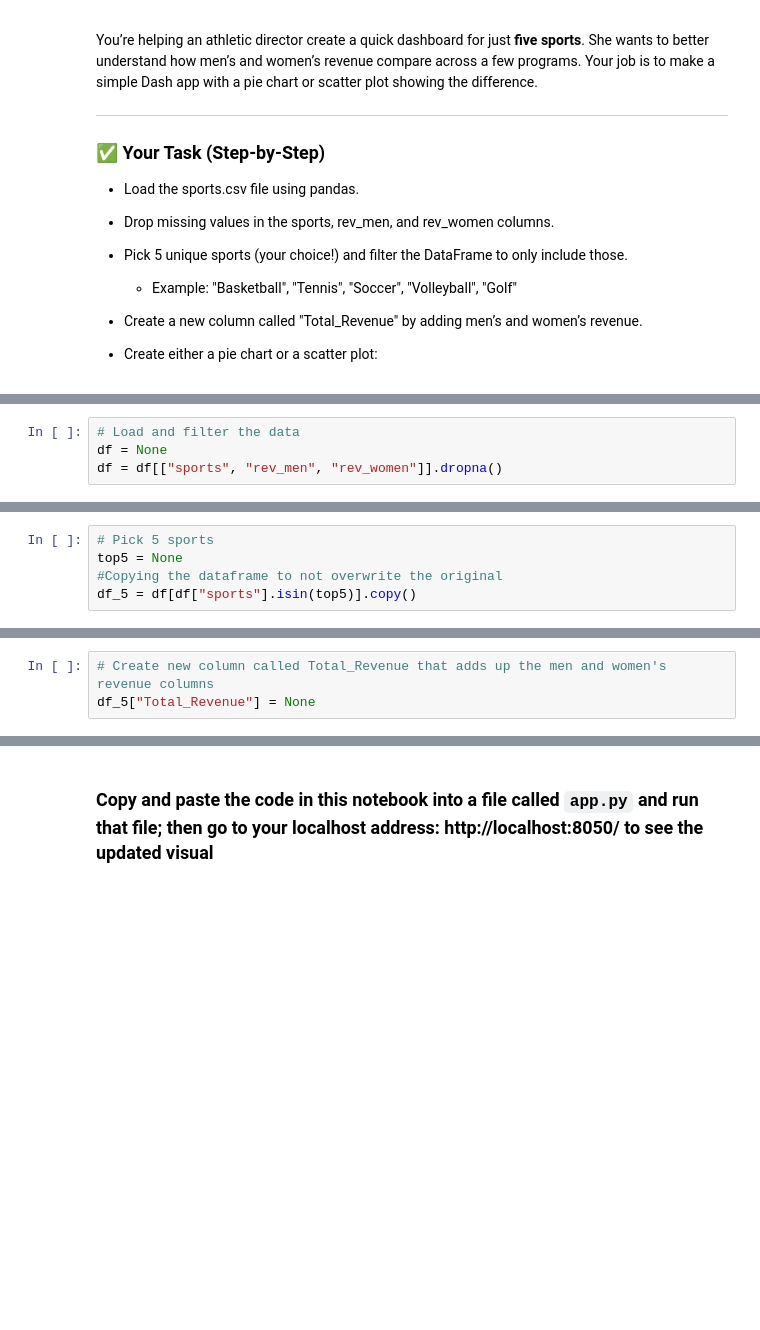
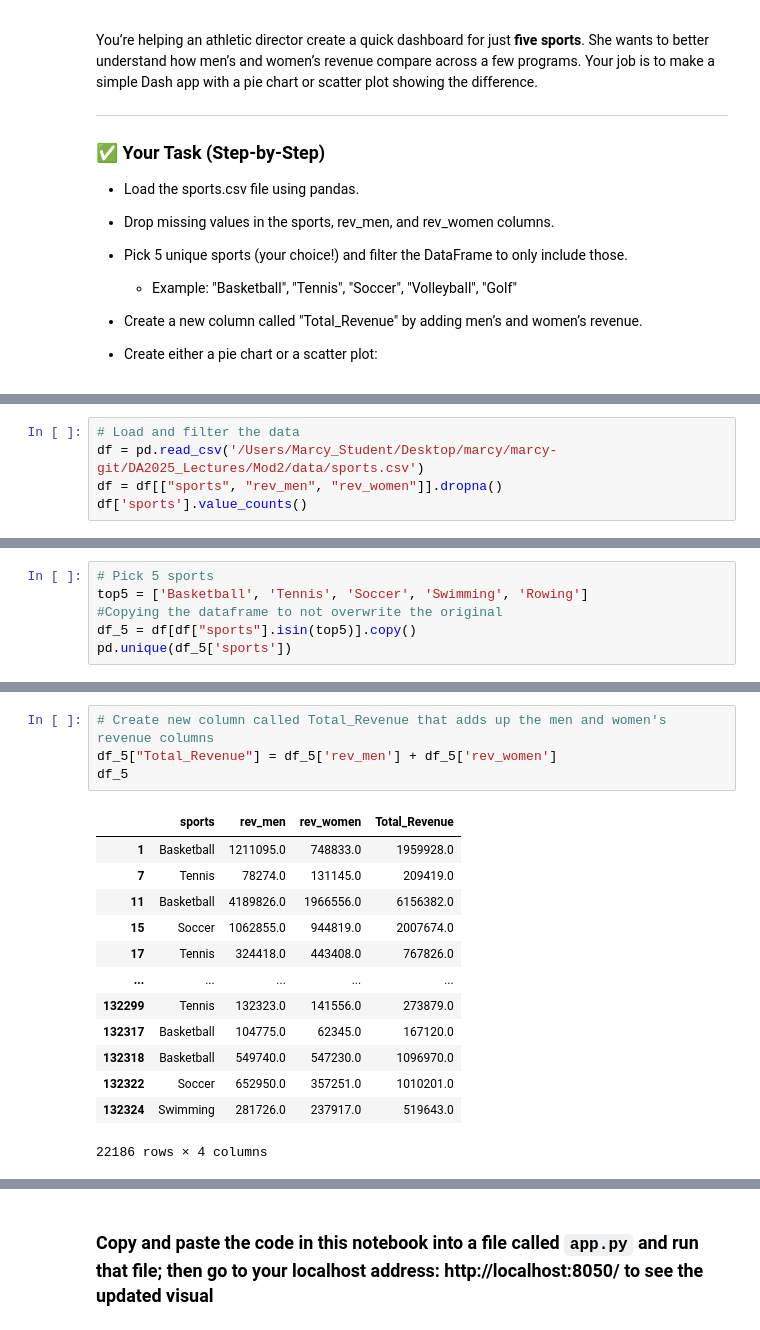
Before and after one commit to ro-the-creator/DA2025_Lectures, a Jupyter notebook: Mod2/DataChallenges/Dash_DataChallenge_STUDENT (1).ipynb, the cells around one changed output, grey strips where cells are left out. Saved outputs shown, nothing was run; the diff lists cells and outputs as text; blank space fills up the shorter version.

```diff
--- a/Mod2/DataChallenges/Dash_DataChallenge_STUDENT (1).ipynb
+++ b/Mod2/DataChallenges/Dash_DataChallenge_STUDENT (1).ipynb
@@ -43,4 +45,5 @@ import plotly.express as px
 # %%
 # Load and filter the data
-df = None
+df = pd.read_csv('/Users/Marcy_Student/Desktop/marcy/marcy-git/DA2025_Lectures/Mod2/data/sports.csv')
 df = df[["sports", "rev_men", "rev_women"]].dropna()
+df['sports'].value_counts()
@@ -47,5 +79,6 @@ df = df[["sports", "rev_men", "rev_women"]].dropna()
 # %%
 # Pick 5 sports
-top5 = None
+top5 = ['Basketball', 'Tennis', 'Soccer', 'Swimming', 'Rowing']
 #Copying the dataframe to not overwrite the original
 df_5 = df[df["sports"].isin(top5)].copy()
+pd.unique(df_5['sports'])
@@ -52,6 +104,21 @@ df_5 = df[df["sports"].isin(top5)].copy()
 # %%
 # Create new column called Total_Revenue that adds up the men and women's revenue columns
-df_5["Total_Revenue"] = None
+df_5["Total_Revenue"] = df_5['rev_men'] + df_5['rev_women']
+df_5
+# %% [output]
+|  | sports | rev_men | rev_women | Total_Revenue |
+| 1 | Basketball | 1211095.0 | 748833.0 | 1959928.0 |
+| 7 | Tennis | 78274.0 | 131145.0 | 209419.0 |
+| 11 | Basketball | 4189826.0 | 1966556.0 | 6156382.0 |
+| 15 | Soccer | 1062855.0 | 944819.0 | 2007674.0 |
+| 17 | Tennis | 324418.0 | 443408.0 | 767826.0 |
+| ... | ... | ... | ... | ... |
+| 132299 | Tennis | 132323.0 | 141556.0 | 273879.0 |
+| 132317 | Basketball | 104775.0 | 62345.0 | 167120.0 |
+| 132318 | Basketball | 549740.0 | 547230.0 | 1096970.0 |
+| 132322 | Soccer | 652950.0 | 357251.0 | 1010201.0 |
+| 132324 | Swimming | 281726.0 | 237917.0 | 519643.0 |
+22186 rows × 4 columns
 # %%
 # Make your pie or scatteplot using plotly
 
```
Also changed, not shown: parts of 7 cells of this notebook, 2 other files.
